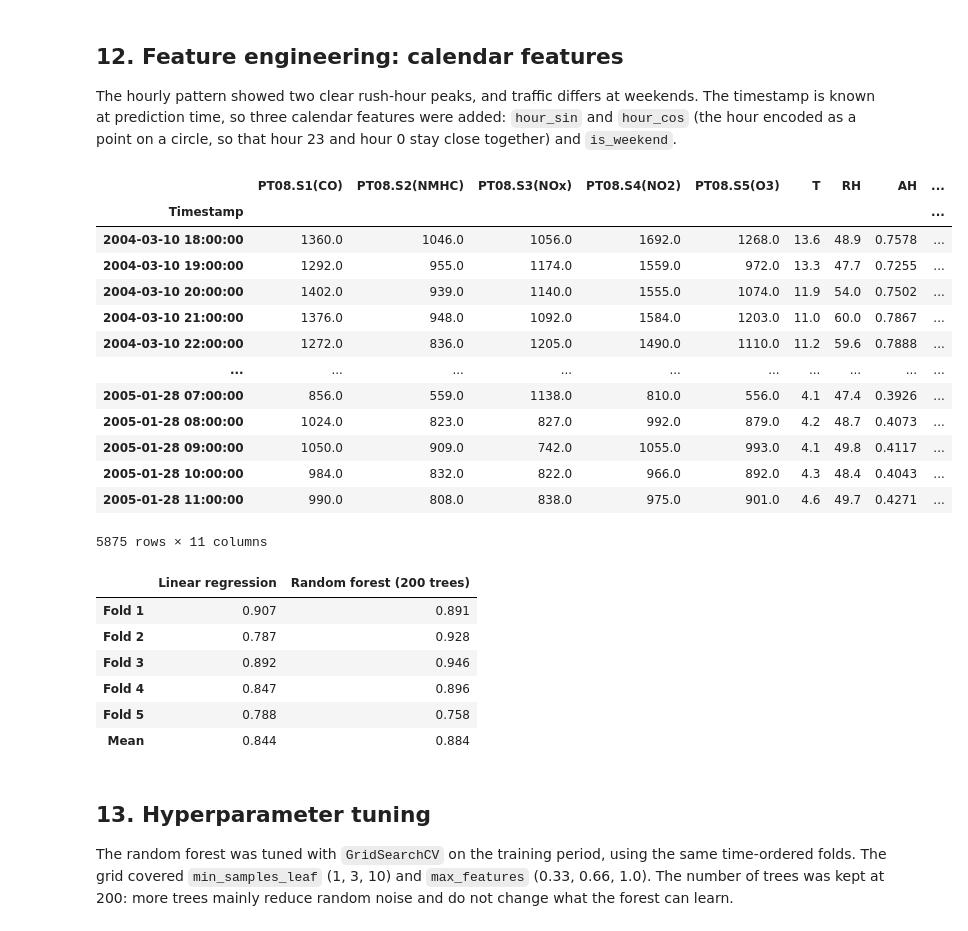
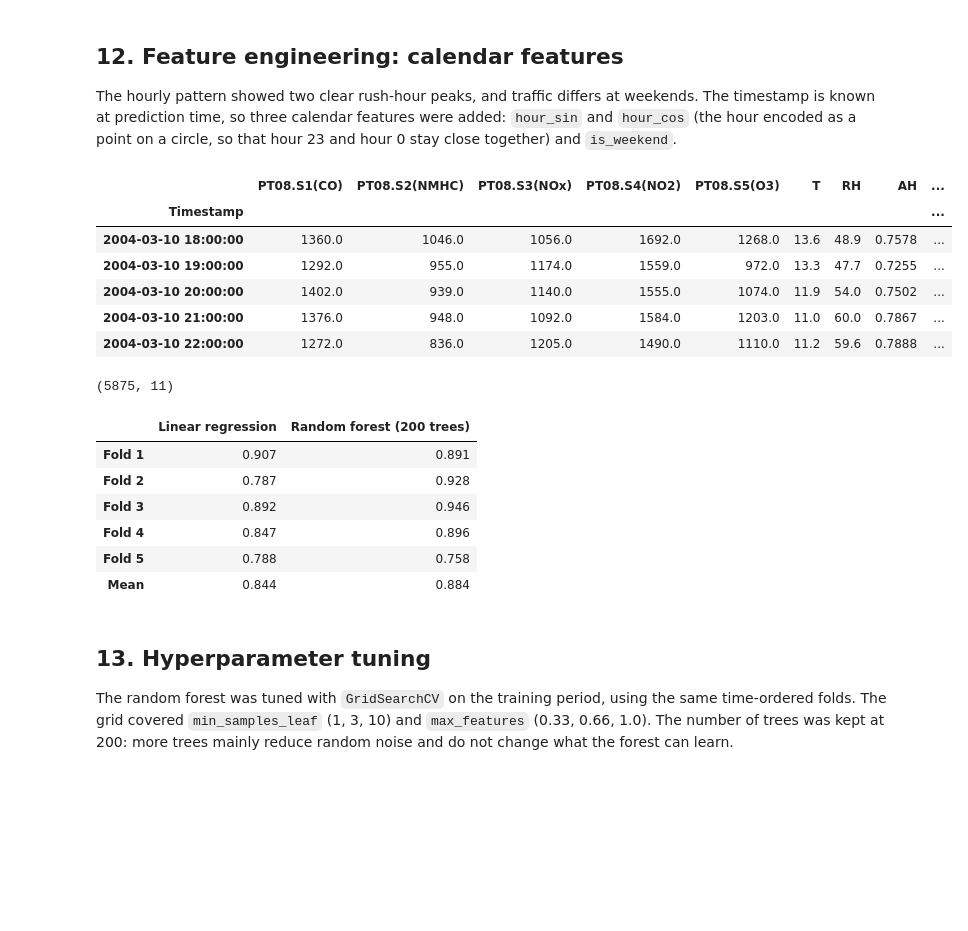
Before and after one commit to abhinav-ojs/ML-demos, a Jupyter notebook: notebooks/02_CarbonMonoxide_analysis.ipynb, the cells around one changed output. Saved outputs shown, nothing was run; the diff lists cells and outputs as text; code cells hidden in the pictures; blank space fills up the shorter version.

```diff
--- a/notebooks/02_CarbonMonoxide_analysis.ipynb
+++ b/notebooks/02_CarbonMonoxide_analysis.ipynb
@@ -731,38 +731,33 @@ The hourly pattern showed two clear rush-hour peaks, and traffic differs at week
 # %%
 def add_calendar_features(X):
     X = X.copy()
     hour = X.index.hour
     X["hour_sin"] = np.sin(2 * np.pi * hour / 24)
     X["hour_cos"] = np.cos(2 * np.pi * hour / 24)
     X["is_weekend"] = (X.index.day_of_week >= 5).astype(int)
     return X
 
 X_train_cal = add_calendar_features(X_train)
-display(X_train_cal)
+display(X_train_cal.head())
+print(X_train_cal.shape)
 
 r2_cal = {}
 for name in ["Linear regression", "Random forest (200 trees)"]:
     scores = cross_validate(model_pipelines[name], X_train_cal, Y_train, cv=tscv, scoring="r2")
     r2_cal[name] = scores["test_score"]
 
 cal_table = pd.DataFrame(r2_cal, index=[f"Fold {i}" for i in range(1, 6)])
 cal_table.loc["Mean"] = cal_table.mean()
 display(cal_table.round(3))
 # %% [output]
 |  | PT08.S1(CO) | PT08.S2(NMHC) | PT08.S3(NOx) | PT08.S4(NO2) | PT08.S5(O3) | T | RH | AH | ... |
 | Timestamp |  |  |  |  |  |  |  |  | ... |
 | 2004-03-10 18:00:00 | 1360.0 | 1046.0 | 1056.0 | 1692.0 | 1268.0 | 13.6 | 48.9 | 0.7578 | ... |
 | 2004-03-10 19:00:00 | 1292.0 | 955.0 | 1174.0 | 1559.0 | 972.0 | 13.3 | 47.7 | 0.7255 | ... |
 | 2004-03-10 20:00:00 | 1402.0 | 939.0 | 1140.0 | 1555.0 | 1074.0 | 11.9 | 54.0 | 0.7502 | ... |
 | 2004-03-10 21:00:00 | 1376.0 | 948.0 | 1092.0 | 1584.0 | 1203.0 | 11.0 | 60.0 | 0.7867 | ... |
 | 2004-03-10 22:00:00 | 1272.0 | 836.0 | 1205.0 | 1490.0 | 1110.0 | 11.2 | 59.6 | 0.7888 | ... |
-| ... | ... | ... | ... | ... | ... | ... | ... | ... | ... |
-| 2005-01-28 07:00:00 | 856.0 | 559.0 | 1138.0 | 810.0 | 556.0 | 4.1 | 47.4 | 0.3926 | ... |
-| 2005-01-28 08:00:00 | 1024.0 | 823.0 | 827.0 | 992.0 | 879.0 | 4.2 | 48.7 | 0.4073 | ... |
-| 2005-01-28 09:00:00 | 1050.0 | 909.0 | 742.0 | 1055.0 | 993.0 | 4.1 | 49.8 | 0.4117 | ... |
-| 2005-01-28 10:00:00 | 984.0 | 832.0 | 822.0 | 966.0 | 892.0 | 4.3 | 48.4 | 0.4043 | ... |
-| 2005-01-28 11:00:00 | 990.0 | 808.0 | 838.0 | 975.0 | 901.0 | 4.6 | 49.7 | 0.4271 | ... |
-5875 rows × 11 columns
+(5875, 11)
 |  | Linear regression | Random forest (200 trees) |
 | Fold 1 | 0.907 | 0.891 |
 | Fold 2 | 0.787 | 0.928 |
```
Also changed, not shown: parts of 4 cells of this notebook.
